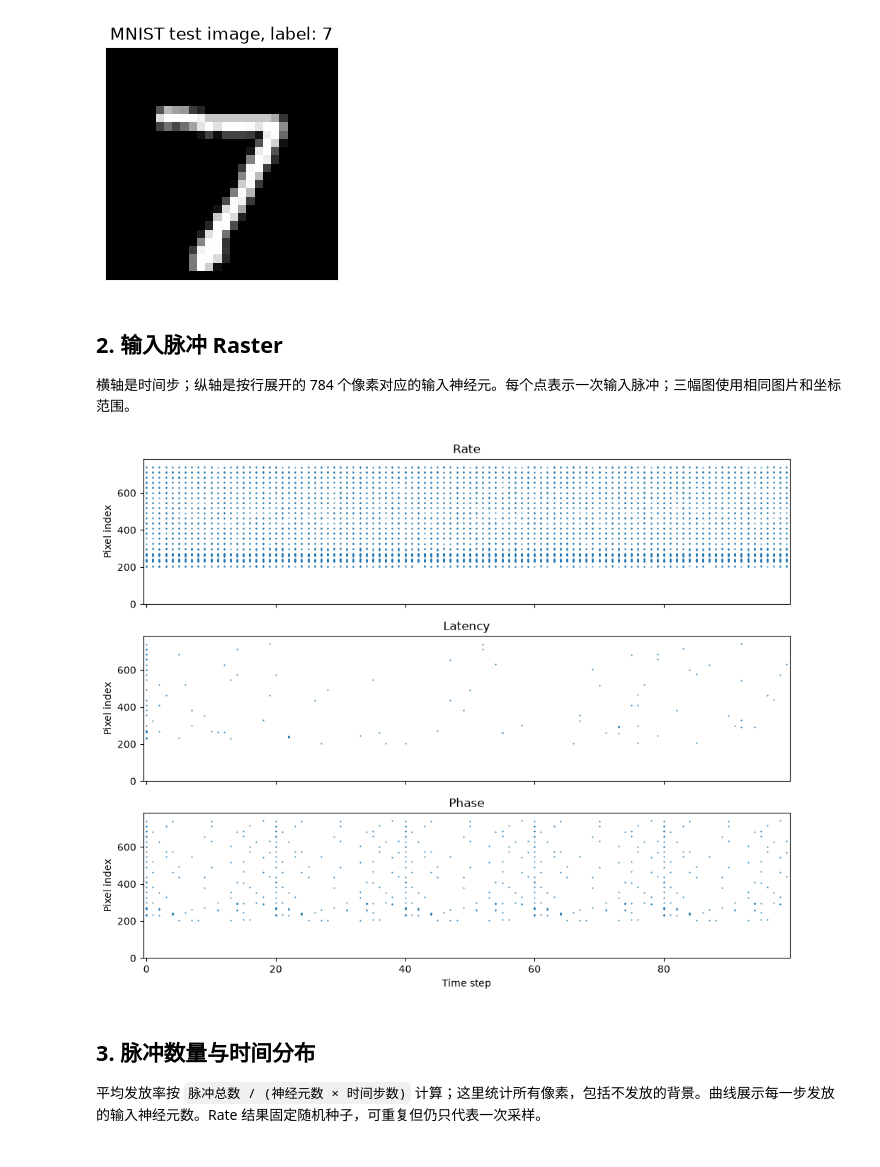
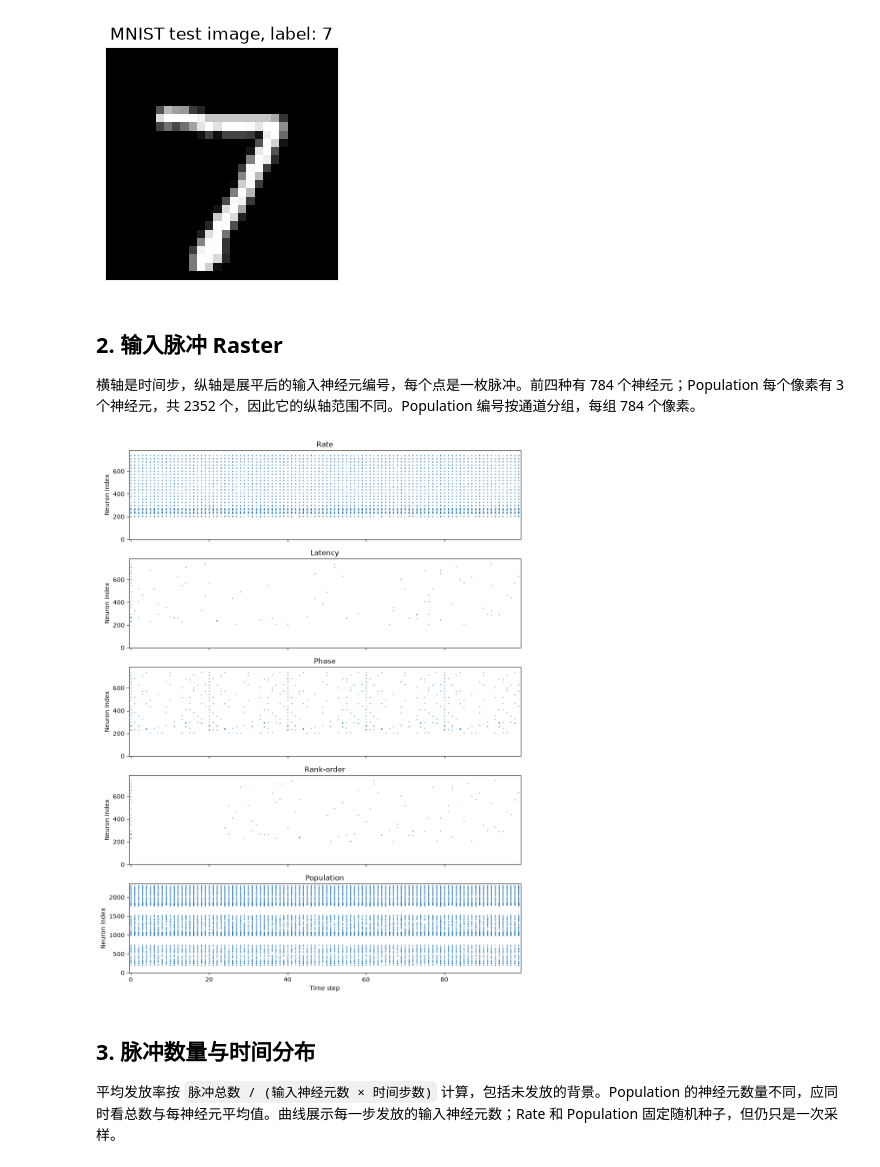
Before and after one commit to LevelDownRefine/neural-network-teaching, a Jupyter notebook: mnist/spike_encoding.ipynb, the cells around one changed output. Drawn from its saved outputs; the diff is of its cells as text; code cells hidden in the pictures.

Commit message:
Add rank-order and population spike coding

```diff
--- a/mnist/spike_encoding.ipynb
+++ b/mnist/spike_encoding.ipynb
@@ -38,16 +40,25 @@ image_tensor, label = dataset[0]
 image = image_tensor.squeeze(0).numpy()
 images = image_tensor.unsqueeze(0)
 steps, period, seed = 100, 20, 42
+population_size = 3
 encoded = {
     "Rate": encode_input(
         images, steps, "rate", generator=torch.Generator().manual_seed(seed)
     ),
     "Latency": encode_input(images, steps, "latency"),
     "Phase": encode_input(images, steps, "phase", period=period),
+    "Rank-order": encode_input(images, steps, "rank_order"),
+    "Population": encode_input(
+        images,
+        steps,
+        "population",
+        population_size=population_size,
+        generator=torch.Generator().manual_seed(seed),
+    ),
 }
-# 统一接口输出 [批次, 通道, 高, 宽, 时间]；绘图使用 [时间, 高, 宽]。
+# [批次, 通道, 高, 宽, 时间] 转为 [时间, 输入神经元]。
 trains = {
-    name: value[0, 0].permute(2, 0, 1).numpy().astype(bool)
+    name: value[0].permute(3, 0, 1, 2).reshape(steps, -1).numpy().astype(bool)
     for name, value in encoded.items()
 }
 fig, ax = plt.subplots(figsize=(3, 3))
@@ -59,25 +70,25 @@ plt.show()
 # %% [markdown]
 ## 2. 输入脉冲 Raster
 
-横轴是时间步；纵轴是按行展开的 784 个像素对应的输入神经元。每个点表示一次输入脉冲；三幅图使用相同图片和坐标范围。
+横轴是时间步，纵轴是展平后的输入神经元编号，每个点是一枚脉冲。前四种有 784 个神经元；Population 每个像素有 3 个神经元，共 2352 个，因此它的纵轴范围不同。Population 编号按通道分组，每组 784 个像素。
 # %%
-fig, axes = plt.subplots(3, 1, figsize=(10, 8), sharex=True, sharey=True)
+fig, axes = plt.subplots(len(trains), 1, figsize=(10, 13), sharex=True)
 for ax, (name, spikes) in zip(axes, trains.items(), strict=True):
-    time, neuron = np.nonzero(spikes.reshape(steps, -1))
+    time, neuron = np.nonzero(spikes)
     ax.scatter(time, neuron, s=1, marker=".")
     ax.set(
         title=name,
-        ylabel="Pixel index",
+        ylabel="Neuron index",
         xlim=(-0.5, steps - 0.5),
-        ylim=(-0.5, image.size - 0.5),
+        ylim=(-0.5, spikes.shape[1] - 0.5),
     )
 axes[-1].set_xlabel("Time step")
 fig.tight_layout()
 plt.show()
 # %% [output]
-[figure, old version]
+[figure, new version]
 # %% [markdown]
 ## 3. 脉冲数量与时间分布
 
-平均发放率按 `脉冲总数 / (神经元数 × 时间步数)` 计算；这里统计所有像素，包括不发放的背景。曲线展示每一步发放的输入神经元数。Rate 结果固定随机种子，可重复但仍只代表一次采样。
+平均发放率按 `脉冲总数 / (输入神经元数 × 时间步数)` 计算，包括未发放的背景。Population 的神经元数量不同，应同时看总数与每神经元平均值。曲线展示每一步发放的输入神经元数；Rate 和 Population 固定随机种子，但仍只是一次采样。
 # %%
```
Also changed, not shown: parts of 4 cells of this notebook, 3 other files.
